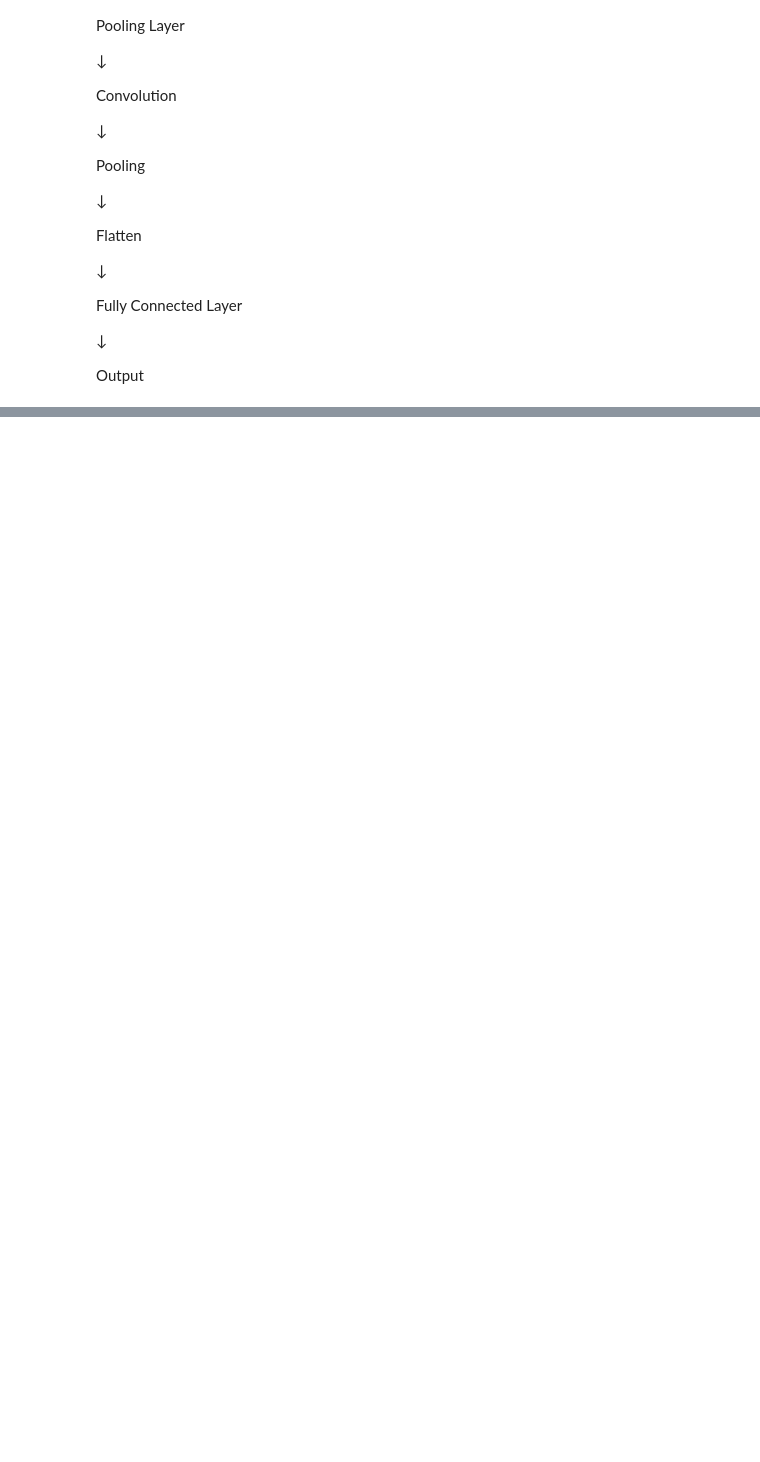
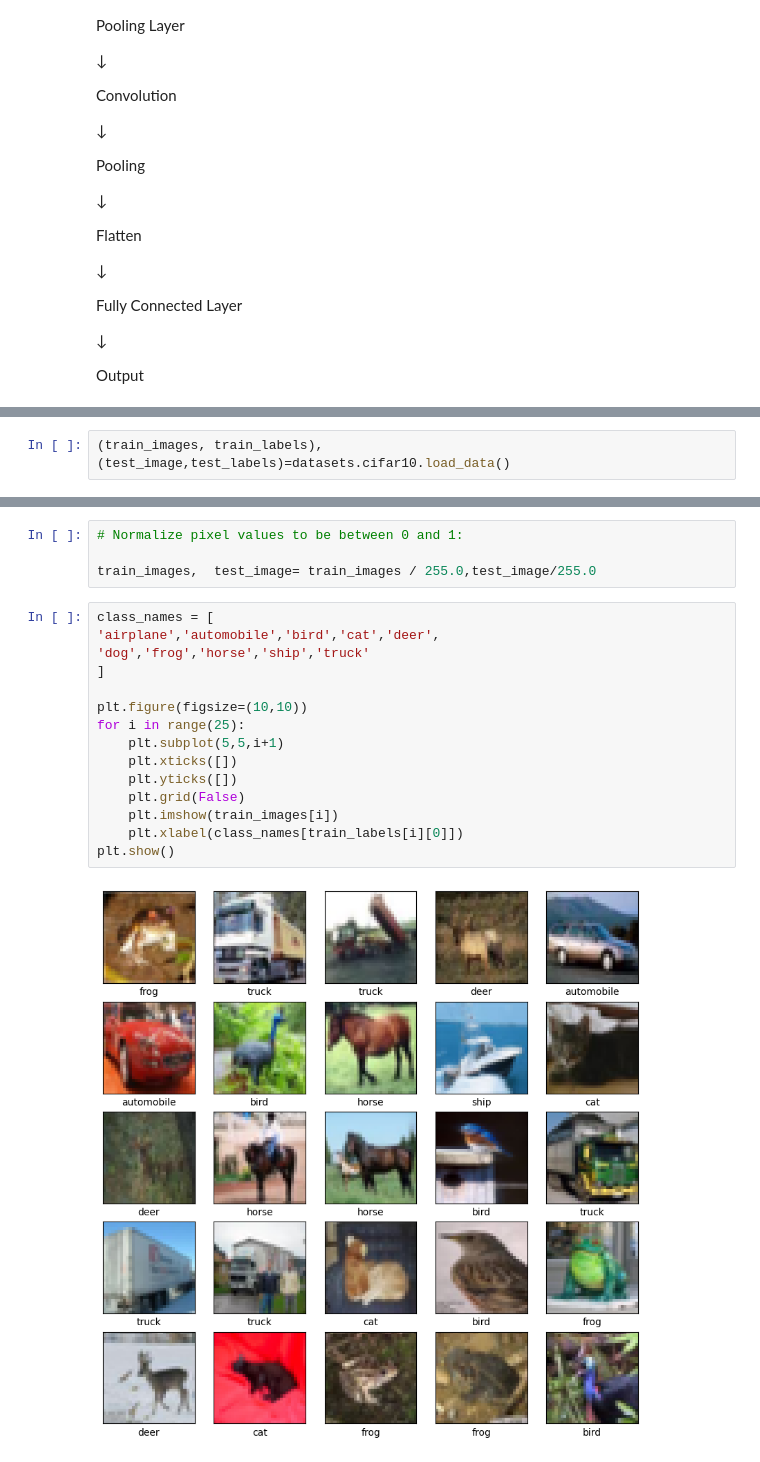
Before and after one commit to najafathima/Data_Science_Roadmap, a Jupyter notebook: DeepLearning/CNN.ipynb, the cells around one changed output, grey strips where cells are left out. Cells and saved outputs as stored; diff of their text form; blank space fills up the shorter version.

```diff
--- a/DeepLearning/CNN.ipynb
+++ b/DeepLearning/CNN.ipynb
@@ -115,0 +339,2 @@ thats : n+2p-f+1 = 6+2-3+1 = 6
+# %%
+(train_images, train_labels),(test_image,test_labels)=datasets.cifar10.load_data()
@@ -115,0 +344,21 @@ thats : n+2p-f+1 = 6+2-3+1 = 6
+# %%
+# Normalize pixel values to be between 0 and 1:
+
+train_images,  test_image= train_images / 255.0,test_image/255.0
+# %%
+class_names = [
+'airplane','automobile','bird','cat','deer',
+'dog','frog','horse','ship','truck'
+]
+
+plt.figure(figsize=(10,10))
+for i in range(25):
+    plt.subplot(5,5,i+1)
+    plt.xticks([])
+    plt.yticks([])
+    plt.grid(False)
+    plt.imshow(train_images[i])
+    plt.xlabel(class_names[train_labels[i][0]])
+plt.show()
+# %% [output]
+[figure, added]
```
Also changed, not shown: parts of 14 cells of this notebook.
